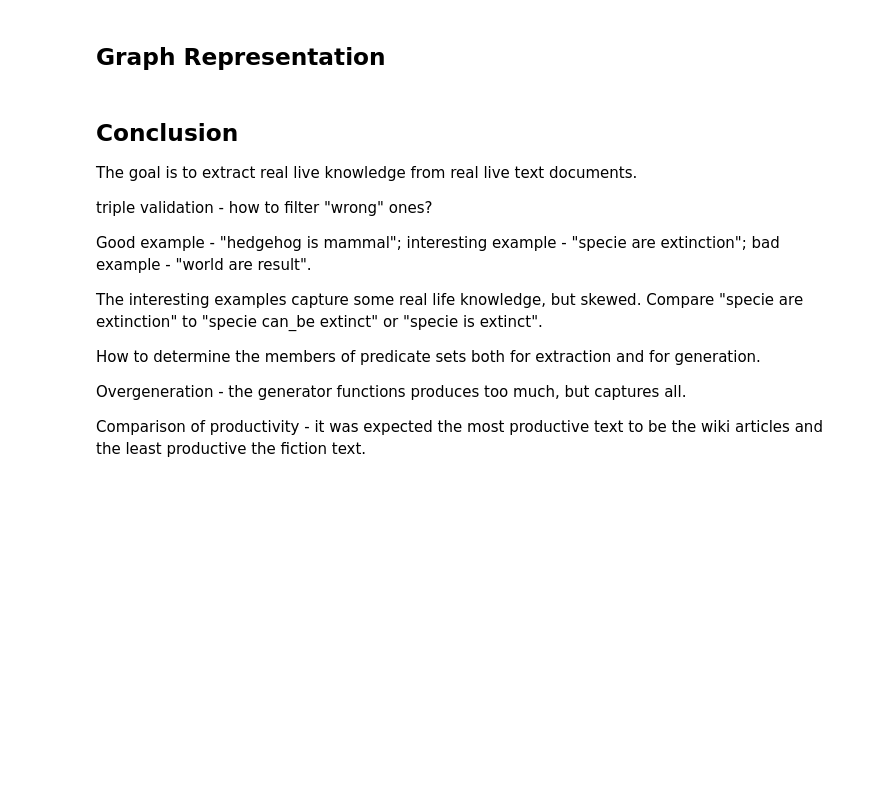
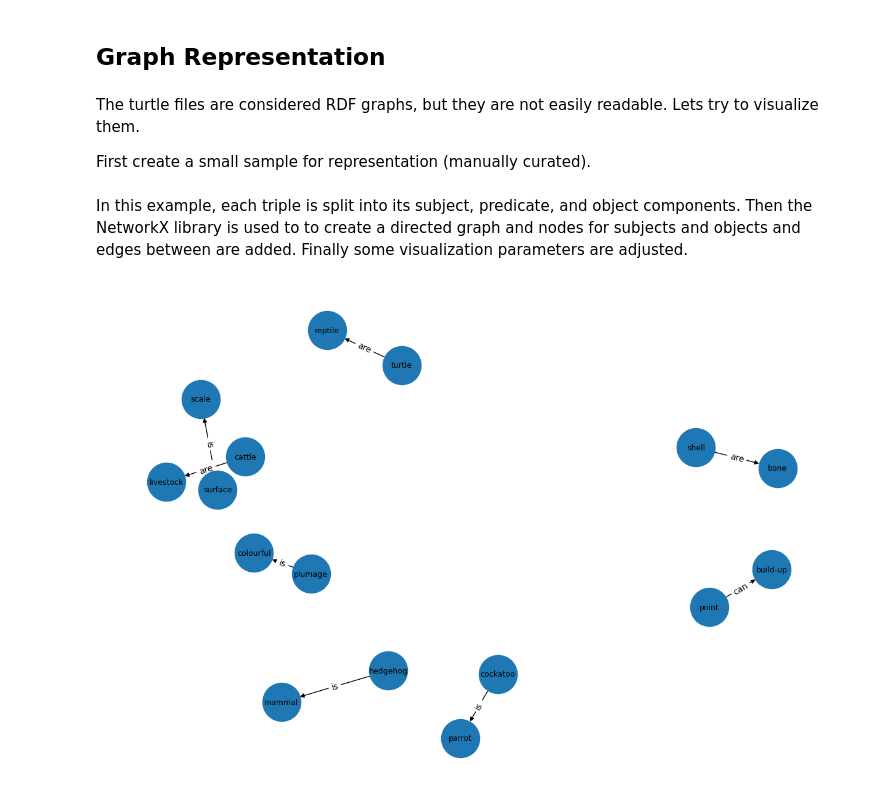
Before and after one commit to radev2711/DataScience, a Jupyter notebook: Triples_from_text.ipynb, the cells around one changed output. Cells and saved outputs as stored; diff of their text form; code cells hidden in the pictures; blank space fills up the shorter version.

```diff
--- a/Triples_from_text.ipynb
+++ b/Triples_from_text.ipynb
@@ -631,18 +708,31 @@ save_triples(wiki_triples_spacy, 'wiki_triples_extracted_spacy')
 # %% [markdown]
 ## Graph Representation
-# %% [markdown]
-## Conclusion
-
-The goal is to extract real live knowledge from real live text documents.
-
-triple validation - how to filter "wrong" ones?
-
-Good example - "hedgehog is mammal"; interesting example - "specie are extinction"; bad example - "world are result".
-
-The interesting examples capture some real life knowledge, but skewed. Compare "specie are extinction" to "specie can_be extinct" or "specie is extinct".
-
-How to determine the members of predicate sets both for extraction and for generation.
-
-Overgeneration - the generator functions produces too much, but captures all.
-
-Comparison of productivity - it was expected the most productive text to be the wiki articles and the least productive the fiction text.
+# %% [markdown]
+The turtle files are considered RDF graphs, but they are not easily readable. Lets try to visualize them.
+
+First create a small sample for representation (manually curated).
+# %%
+example_triples = ['shell are bone .', 'surface is scale .', 'turtle are reptile .', 'hedgehog is mammal .', 'cockatoo is parrot .', 'plumage is colourful .', 'cattle are livestock .', 'point can build-up .']
+# %% [markdown]
+In this example, each triple is split into its subject, predicate, and object components. Then the NetworkX library is used to to create a directed graph and nodes for subjects and objects and edges between are added. Finally some visualization parameters are adjusted.
+# %%
+GRAPH = nx.DiGraph()
+
+for triple in example_triples:
+    parts = triple.split(' ')
+    subject = parts[0]
+    predicate = parts[1]
+    object = parts[2]
+
+    GRAPH.add_node(subject)
+    GRAPH.add_node(object)
+    GRAPH.add_edge(subject, object, label=predicate)
+
+plt.figure(figsize=(12, 8))
+pos = nx.spring_layout(GRAPH, seed=42, k=0.5)
+labels = nx.get_edge_attributes(GRAPH, 'label')
+nx.draw(GRAPH, pos, with_labels=True, node_size=2000, font_size=9)
+nx.draw_networkx_edge_labels(GRAPH, pos, edge_labels=labels)
+plt.show()
+# %% [output]
+[figure, added]
```
Also changed, not shown: parts of 39 cells of this notebook, 1 other file.
